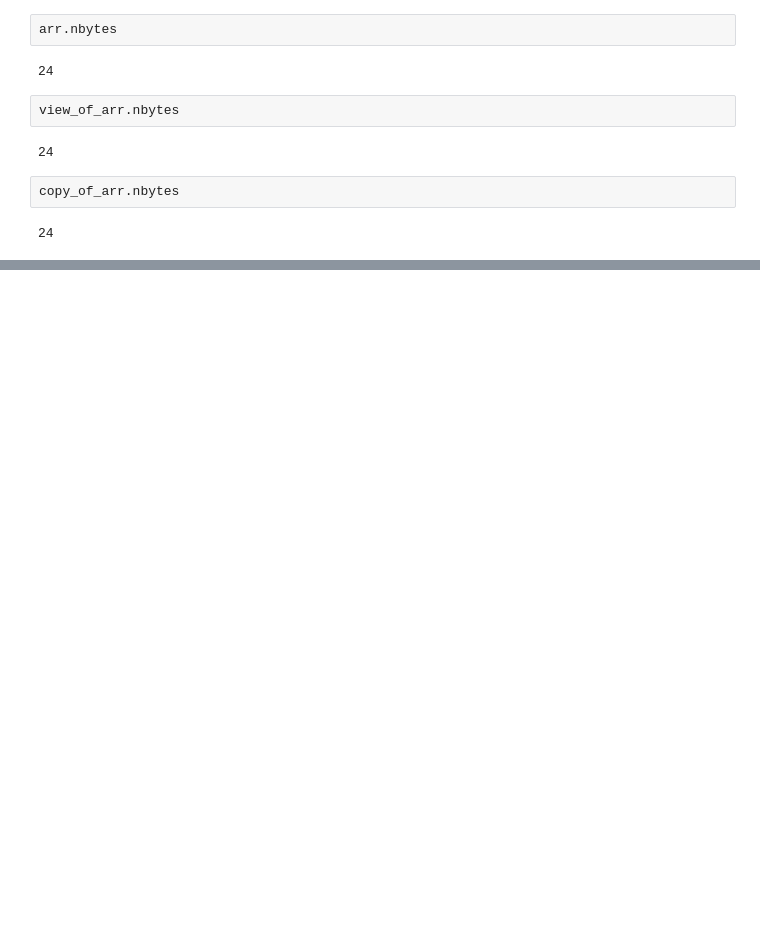
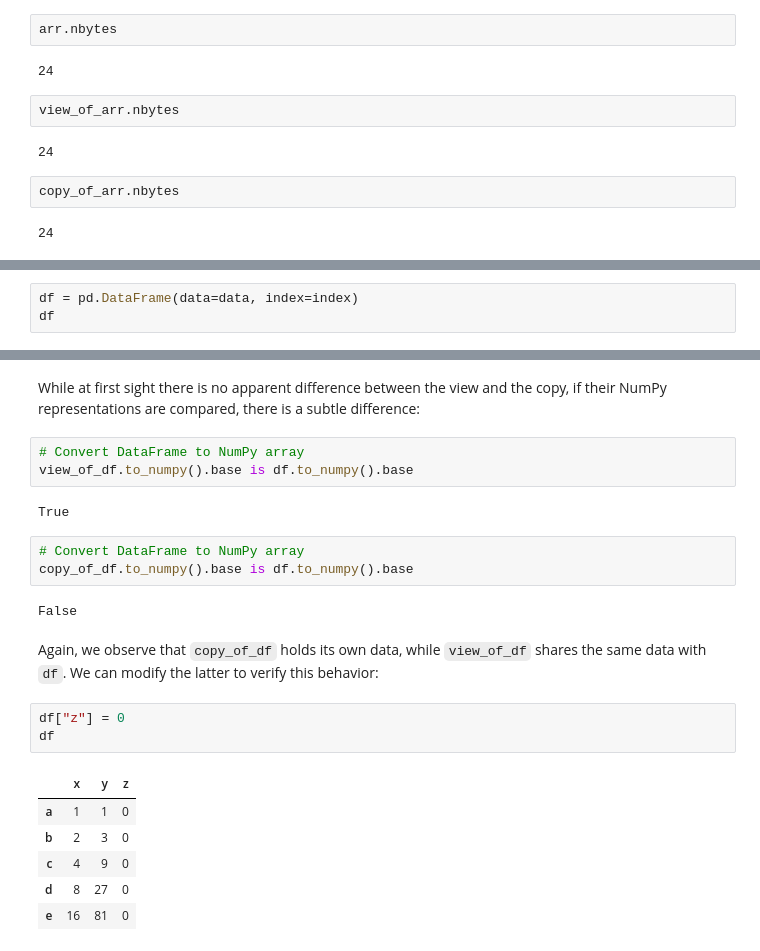
Before and after one commit to felipesebben/Pandas_learning_path, a Jupyter notebook: 6_setting_with_copy_warning/setting_with_copy_warning-_views_vs_copies.ipynb, the cells around one changed output, grey strips where cells are left out. Cells and saved outputs as stored; diff of their text form; blank space fills up the shorter version.

```diff
--- a/6_setting_with_copy_warning/setting_with_copy_warning-_views_vs_copies.ipynb
+++ b/6_setting_with_copy_warning/setting_with_copy_warning-_views_vs_copies.ipynb
@@ -308,0 +345,3 @@ copy_of_arr.nbytes
+# %%
+df = pd.DataFrame(data=data, index=index)
+df
@@ -308,0 +375,24 @@ copy_of_arr.nbytes
+# %% [markdown]
+<p>While at first sight there is no apparent difference between the view and the copy, if their NumPy representations are compared, there is a subtle difference:</p>
+# %%
+# Convert DataFrame to NumPy array
+view_of_df.to_numpy().base is df.to_numpy().base
+# %% [output]
+True
+# %%
+# Convert DataFrame to NumPy array
+copy_of_df.to_numpy().base is df.to_numpy().base
+# %% [output]
+False
+# %% [markdown]
+<p>Again, we observe that <code>copy_of_df</code> holds its own data, while <code>view_of_df</code> shares the same data with <code>df</code>. We can modify the latter to verify this behavior:</p>
+# %%
+df["z"] = 0
+df
+# %% [output]
+|  | x | y | z |
+| a | 1 | 1 | 0 |
+| b | 2 | 3 | 0 |
+| c | 4 | 9 | 0 |
+| d | 8 | 27 | 0 |
+| e | 16 | 81 | 0 |
```
Also changed, not shown: parts of 15 cells of this notebook, 1 other file.
